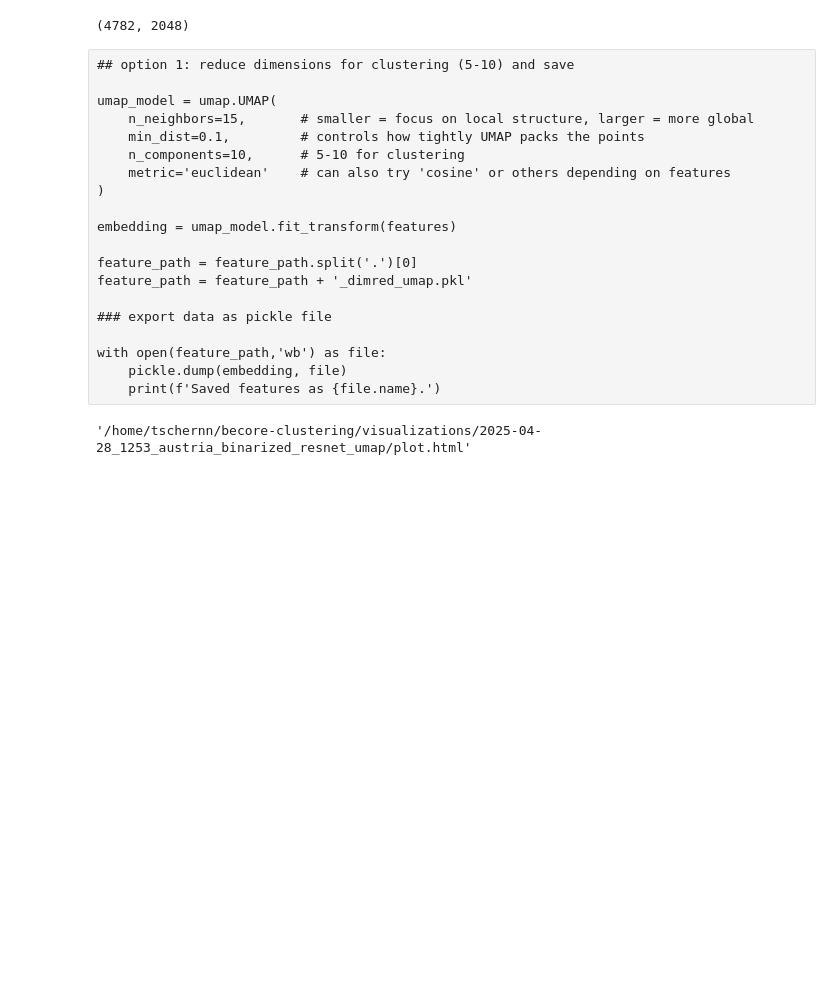
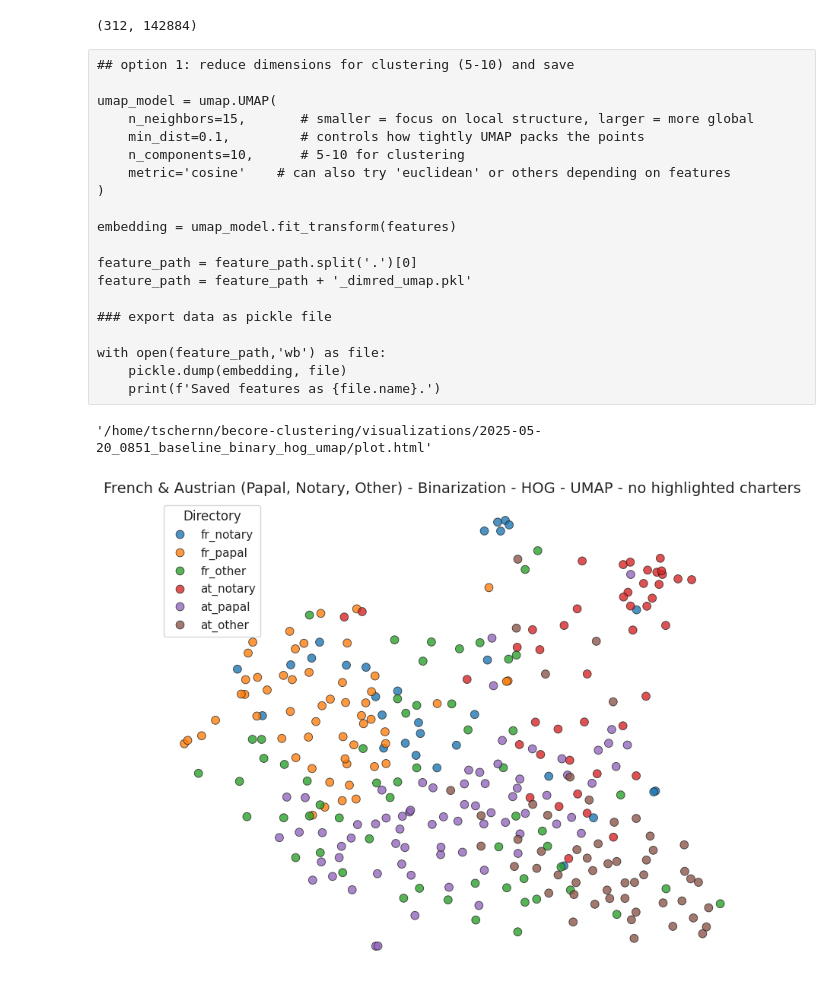
Before and after one commit to NTsch/becore-clustering, a Jupyter notebook: dimred_umap.ipynb, the cells around one changed output. Saved outputs shown, nothing was run; the diff lists cells and outputs as text; code cells hidden in the pictures; blank space fills up the shorter version.

Commit message:
making visualizations for paper

```diff
--- a/dimred_umap.ipynb
+++ b/dimred_umap.ipynb
@@ -26,7 +35,7 @@ from bokeh.io import output_file
 # %%
 ## import features and charter list
 
-feature_path = r"/home/tschernn/becore-clustering/pickles/features_resnet.pkl"
+feature_path = r"/home/tschernn/becore-clustering/pickles/features_hog.pkl"
 with open(feature_path, 'rb') as file:
     features = pickle.load(file)
 
@@ -36,7 +45,7 @@ with open(charter_list, 'rb') as file:
 
 features.shape
 # %% [output]
-(4782, 2048)
+(312, 142884)
 # %% [raw]
 ## option 1: reduce dimensions for clustering (5-10) and save
 
@@ -44,7 +53,7 @@ umap_model = umap.UMAP(
     n_neighbors=15,       # smaller = focus on local structure, larger = more global
     min_dist=0.1,         # controls how tightly UMAP packs the points
     n_components=10,      # 5-10 for clustering
-    metric='euclidean'    # can also try 'cosine' or others depending on features
+    metric='cosine'    # can also try 'euclidean' or others depending on features
 )
 
 embedding = umap_model.fit_transform(features)
@@ -63,20 +72,20 @@ with open(feature_path,'wb') as file:
 # set UMAP and plot settings
 vis_settings = {
     "n_components": 2, # 2 dimensions for visualization
-    "n_neighbors": 5,
-    "min_dist": 0.05,
+    "n_neighbors": 5, # smaller = focus on local structure, larger = more global
+    "min_dist": 0.0, # controls how tightly UMAP packs the points
     "metric": "cosine",
-    "spread": 2.0,
+    "spread": 3.0,
     "random_state": 42,
-    "feature_extractor": "ResNet50",
-    "preprocessing": "Binarized",
-    "charter_selection": "All Austrian Charters",
-    "special_highlighting": "Same Scribe Highlighted",
-    "notes": "low neighbors to bring out local features, spread increased for better cluster separation, binarized to 0 / 255 pixel values"
+    "feature_extractor": "HOG",
+    "preprocessing": "Binarization",
+    "charter_selection": "French & Austrian (Papal, Notary, Other)",
+    "special_highlighting": "no highlighted charters",
+    "notes": "baseline HOG comparison with binarization"
 }
 
 # set up output directory with timestamp
-run_name = "austria_binarized_resnet_umap"
+run_name = "baseline_binary_hog_umap"
 timestamp = datetime.now().strftime("%Y-%m-%d_%H%M")
 output_dir = f"visualizations/{timestamp}_{run_name}"
 
@@ -198,4 +207,30 @@ p.legend.click_policy = "hide"  # Allows toggling visibility of groups
 
 save(p)
 # %% [output]
-'/home/tschernn/becore-clustering/visualizations/2025-04-28_1253_austria_binarized_resnet_umap/plot.html'
+'/home/tschernn/becore-clustering/visualizations/2025-05-20_0851_baseline_binary_hog_umap/plot.html'
+# %%
+### create high-res static plot
+
+# Set style
+sns.set(style='white', rc={'figure.figsize':(10,8)})
+
+# Make a scatter plot
+plt.figure(figsize=(10, 8))
+sns.scatterplot(
+    x=embedding[:, 0],
+    y=embedding[:, 1],
+    hue=simplified_dirs,      # or clusters, etc.
+    palette='tab10',
+    s=60,
+    alpha=0.8,
+    edgecolor='k'
+)
+
+plt.title(f'{vis_settings["charter_selection"]} - {vis_settings["preprocessing"]} - {vis_settings["feature_extractor"]} - UMAP - {vis_settings["special_highlighting"]}', fontsize=14)
+plt.legend(loc='best', title='Directory')
+plt.axis('off')
+
+# Save as high-res PNG
+plt.savefig(os.path.join(output_dir, "plot_highres.png"), dpi=300, bbox_inches='tight')
+# %% [output]
+[figure, added]
```
Also changed, not shown: parts of 1 cell of this notebook, 23 other files.
